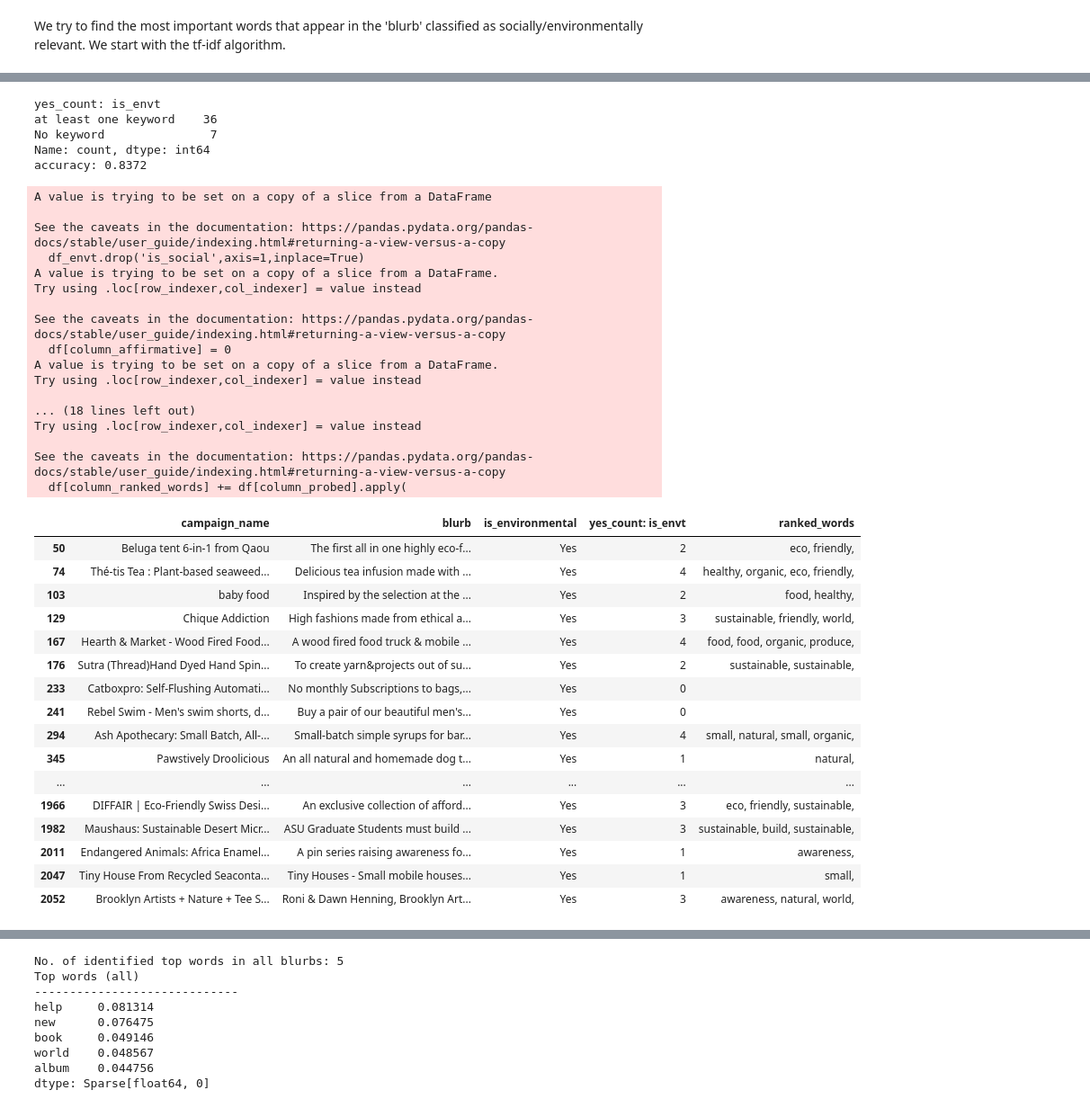
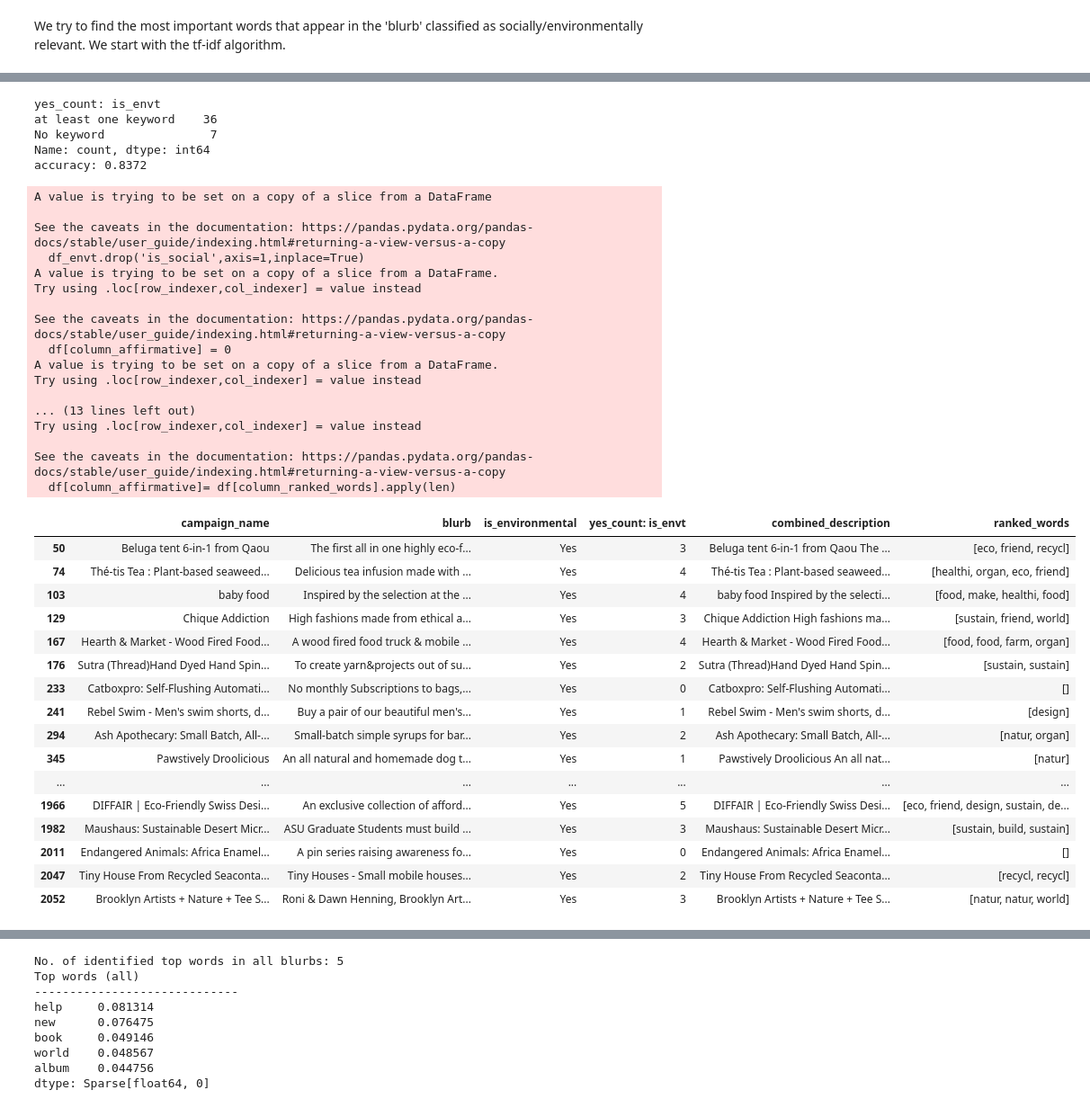
Before and after one commit to joss-thu/sustainability-kickstarter-campaigns, a Jupyter notebook: 02.Dataset_semantic_analysis.ipynb, the cells around one changed output, grey strips where cells are left out. Shown at 90% size. Saved outputs shown, nothing was run; the diff lists cells and outputs as text; code cells hidden in the pictures.

```diff
--- a/02.Dataset_semantic_analysis.ipynb
+++ b/02.Dataset_semantic_analysis.ipynb
@@ -117,0 +79,33 @@ def get_word_count_in_classified_blurbs(df, count_column):
+# %%
+#Easy test: tf-idf
+# tf-idf
+#STOP_WORDS='english'
+STOP_WORDS = list(text.ENGLISH_STOP_WORDS.union([str(i) for i in range(10)]))
+MIN_DOCS= .05
+TOKEN_PATTERN= '(?u)\\b[a-zA-Z]{2,}\\b'
+
+def stem(extract):
+    stemmer = SnowballStemmer("english")
+    return [' '.join([stemmer.stem(token) for token in word_tokenize(text)]) for text in extract]
+
+def transform_extract(extract):
+    return stem(re.sub(r'[\W,]+', ' ', extract).replace('-', ' ').lower().split())
+
+def rank_words(df, ranked_words, columns_probed, column_affirmative, column_ranked_words='ranked_words', threshold=0.05):
+    df[column_affirmative] = 0
+    df['combined_description']=''
+
+    for column_probed in columns_probed:
+        df['combined_description'] += ' '+ df[column_probed]
+
+    df[column_ranked_words] = df['combined_description'].apply(
+        lambda blurb: [word if word in ranked_words.index and ranked_words.loc[word] > threshold else ''
+                        for word in transform_extract(blurb)]
+                        ).apply(lambda x: list(filter(None, x)))
+
+    df[column_affirmative]= df[column_ranked_words].apply(len)
+    #df.drop(columns=['column_keywords','combined_description'], axis=1,inplace=True)
+    return df
+
+def get_word_count_in_classified_blurbs(df, count_column):
+    return df[count_column].apply(lambda x: 'No keyword' if x == 0 else 'at least one keyword').value_counts()
@@ -122,7 +121,7 @@ tf_idf_model = TfidfVectorizer(stop_words=STOP_WORDS, min_df= MIN_DOCS, token_pa
 
 #blurb_is_environmental= df_is_envt_or_social[df_is_envt_or_social['is_environmental'] == 'Yes']['blurb'].tolist()
 blurb_is_environmental = df_is_envt_or_social[df_is_envt_or_social['is_environmental'] == 'Yes'][['campaign_name', 'blurb']].agg(' '.join, axis=1).tolist()
-blurb_is_environmental = [text.lower() for text in blurb_is_environmental]
+blurb_is_environmental = stem([text.lower() for text in blurb_is_environmental])
 
 #Vectorization of corpus
 tf_idf_vector = tf_idf_model.fit_transform(blurb_is_environmental)
@@ -185,51 +164,51 @@ blurb_is_environmental
 # %%
 df_envt= df_is_envt_or_social[df_is_envt_or_social['is_environmental']=='Yes']
 df_envt.drop('is_social',axis=1,inplace=True)
-rank_words(df_envt, ranked_words_environmental, columns_probed=['campaign_name', 'blurb',], column_affirmative='yes_count: is_envt')
+rank_words(df_envt, ranked_words_environmental, columns_probed=['campaign_name', 'blurb',], column_affirmative='yes_count: is_envt',threshold=0.052)
 word_count_classified_envt= get_word_count_in_classified_blurbs(df_envt,'yes_count: is_envt' )
 print(word_count_classified_envt)
 print(f'accuracy: {word_count_classified_envt[0]/(word_count_classified_envt[0]+word_count_classified_envt[1]):.4f}')
 df_envt
 # %% [output]
 yes_count: is_envt
 at least one keyword    36
 No keyword               7
 Name: count, dtype: int64
 accuracy: 0.8372
 A value is trying to be set on a copy of a slice from a DataFrame
 
 See the caveats in the documentation: https://pandas.pydata.org/pandas-docs/stable/user_guide/indexing.html#returning-a-view-versus-a-copy
   df_envt.drop('is_social',axis=1,inplace=True)
 A value is trying to be set on a copy of a slice from a DataFrame.
 Try using .loc[row_indexer,col_indexer] = value instead
 
 See the caveats in the documentation: https://pandas.pydata.org/pandas-docs/stable/user_guide/indexing.html#returning-a-view-versus-a-copy
   df[column_affirmative] = 0
 A value is trying to be set on a copy of a slice from a DataFrame.
 Try using .loc[row_indexer,col_indexer] = value instead
 
-... (18 lines left out)
+... (13 lines left out)
 Try using .loc[row_indexer,col_indexer] = value instead
 
 See the caveats in the documentation: https://pandas.pydata.org/pandas-docs/stable/user_guide/indexing.html#returning-a-view-versus-a-copy
-  df[column_ranked_words] += df[column_probed].apply(
+  df[column_affirmative]= df[column_ranked_words].apply(len)
-|  | campaign_name | blurb | is_environmental | yes_count: is_envt | ranked_words |
-| 50 | Beluga tent 6-in-1 from Qaou | The first all in one highly eco-f... | Yes | 2 | eco, friendly, |
-| 74 | Thé-tis Tea : Plant-based seaweed... | Delicious tea infusion made with ... | Yes | 4 | healthy, organic, eco, friendly, |
-| 103 | baby food | Inspired by the selection at the ... | Yes | 2 | food, healthy, |
-| 129 | Chique Addiction | High fashions made from ethical a... | Yes | 3 | sustainable, friendly, world, |
-| 167 | Hearth & Market - Wood Fired Food... | A wood fired food truck & mobile ... | Yes | 4 | food, food, organic, produce, |
-| 176 | Sutra (Thread)Hand Dyed Hand Spin... | To create yarn&projects out of su... | Yes | 2 | sustainable, sustainable, |
-| 233 | Catboxpro: Self-Flushing Automati... | No monthly Subscriptions to bags,... | Yes | 0 |  |
-| 241 | Rebel Swim - Men's swim shorts, d... | Buy a pair of our beautiful men's... | Yes | 0 |  |
-| 294 | Ash Apothecary: Small Batch, All-... | Small-batch simple syrups for bar... | Yes | 4 | small, natural, small, organic, |
-| 345 | Pawstively Droolicious | An all natural and homemade dog t... | Yes | 1 | natural, |
-| ... | ... | ... | ... | ... | ... |
-| 1966 | DIFFAIR | Eco-Friendly Swiss Desi... | An exclusive collection of afford... | Yes | 3 | eco, friendly, sustainable, |
-| 1982 | Maushaus: Sustainable Desert Micr... | ASU Graduate Students must build ... | Yes | 3 | sustainable, build, sustainable, |
-| 2011 | Endangered Animals: Africa Enamel... | A pin series raising awareness fo... | Yes | 1 | awareness, |
-| 2047 | Tiny House From Recycled Seaconta... | Tiny Houses - Small mobile houses... | Yes | 1 | small, |
-| 2052 | Brooklyn Artists + Nature + Tee S... | Roni & Dawn Henning, Brooklyn Art... | Yes | 3 | awareness, natural, world, |
+|  | campaign_name | blurb | is_environmental | yes_count: is_envt | combined_description | ranked_words |
+| 50 | Beluga tent 6-in-1 from Qaou | The first all in one highly eco-f... | Yes | 3 | Beluga tent 6-in-1 from Qaou The ... | [eco, friend, recycl] |
+| 74 | Thé-tis Tea : Plant-based seaweed... | Delicious tea infusion made with ... | Yes | 4 | Thé-tis Tea : Plant-based seaweed... | [healthi, organ, eco, friend] |
+| 103 | baby food | Inspired by the selection at the ... | Yes | 4 | baby food Inspired by the selecti... | [food, make, healthi, food] |
+| 129 | Chique Addiction | High fashions made from ethical a... | Yes | 3 | Chique Addiction High fashions ma... | [sustain, friend, world] |
+| 167 | Hearth & Market - Wood Fired Food... | A wood fired food truck & mobile ... | Yes | 4 | Hearth & Market - Wood Fired Food... | [food, food, farm, organ] |
+| 176 | Sutra (Thread)Hand Dyed Hand Spin... | To create yarn&projects out of su... | Yes | 2 | Sutra (Thread)Hand Dyed Hand Spin... | [sustain, sustain] |
+| 233 | Catboxpro: Self-Flushing Automati... | No monthly Subscriptions to bags,... | Yes | 0 | Catboxpro: Self-Flushing Automati... | [] |
+| 241 | Rebel Swim - Men's swim shorts, d... | Buy a pair of our beautiful men's... | Yes | 1 | Rebel Swim - Men's swim shorts, d... | [design] |
+| 294 | Ash Apothecary: Small Batch, All-... | Small-batch simple syrups for bar... | Yes | 2 | Ash Apothecary: Small Batch, All-... | [natur, organ] |
+| 345 | Pawstively Droolicious | An all natural and homemade dog t... | Yes | 1 | Pawstively Droolicious An all nat... | [natur] |
+| ... | ... | ... | ... | ... | ... | ... |
+| 1966 | DIFFAIR | Eco-Friendly Swiss Desi... | An exclusive collection of afford... | Yes | 5 | DIFFAIR | Eco-Friendly Swiss Desi... | [eco, friend, design, sustain, de... |
+| 1982 | Maushaus: Sustainable Desert Micr... | ASU Graduate Students must build ... | Yes | 3 | Maushaus: Sustainable Desert Micr... | [sustain, build, sustain] |
+| 2011 | Endangered Animals: Africa Enamel... | A pin series raising awareness fo... | Yes | 0 | Endangered Animals: Africa Enamel... | [] |
+| 2047 | Tiny House From Recycled Seaconta... | Tiny Houses - Small mobile houses... | Yes | 2 | Tiny House From Recycled Seaconta... | [recycl, recycl] |
+| 2052 | Brooklyn Artists + Nature + Tee S... | Roni & Dawn Henning, Brooklyn Art... | Yes | 3 | Brooklyn Artists + Nature + Tee S... | [natur, natur, world] |
 # %%
 #----------------------------------------------------------------
 #2. FInd top ranking words in samples classified as social
```
Also changed, not shown: parts of 10 cells of this notebook.
